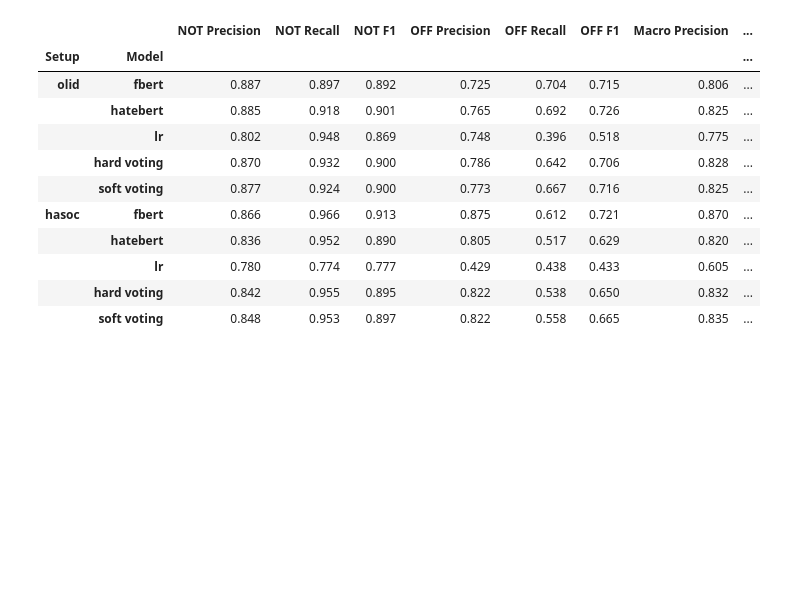
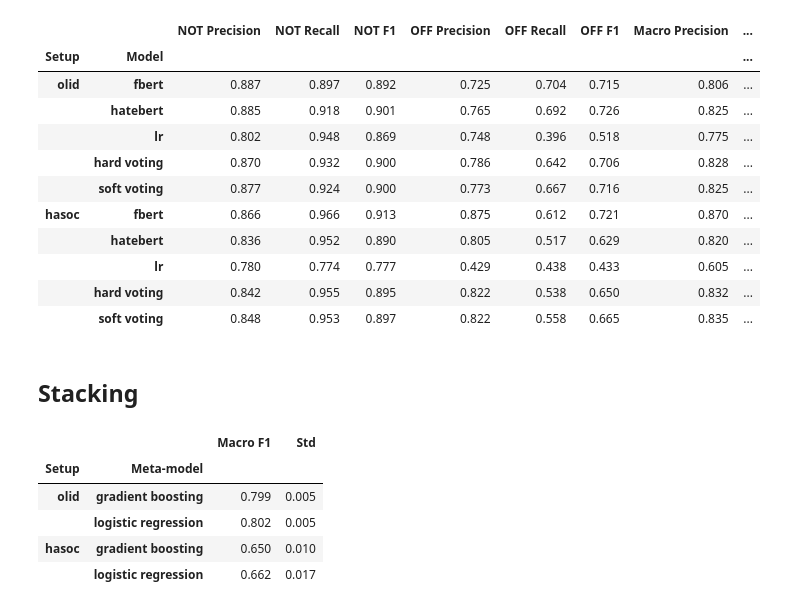
Before and after one commit to s4ddo/subjective-assignment-3, a Jupyter notebook: A5-code-group3.ipynb, the cells around one changed output. Saved outputs shown, nothing was run; the diff lists cells and outputs as text; code cells hidden in the pictures; blank space fills up the shorter version.

```diff
--- a/A5-code-group3.ipynb
+++ b/A5-code-group3.ipynb
@@ -583,3 +586,5 @@ results_table()
 |  | lr | 0.780 | 0.774 | 0.777 | 0.429 | 0.438 | 0.433 | 0.605 | ... |
 |  | hard voting | 0.842 | 0.955 | 0.895 | 0.822 | 0.538 | 0.650 | 0.832 | ... |
 |  | soft voting | 0.848 | 0.953 | 0.897 | 0.822 | 0.558 | 0.665 | 0.835 | ... |
+# %% [markdown]
+## Stacking
@@ -585,0 +608,27 @@ results_table()
+# %%
+META_MODELS = {
+    "gradient boosting": GradientBoostingClassifier(random_state=SEED),
+    "logistic regression": Pipeline([
+        ("scaler", StandardScaler()),
+        ("classifier", LogisticRegression(max_iter=1000, random_state=SEED))
+    ]),
+}
+
+rows = []
+for setup in TRAIN_SETS:
+    X = meta_inputs(oof, setup)
+    y = oof[("lr", setup)]["labels"]
+    folds = PredefinedSplit(oof[("lr", setup)]["fold"])
+    for name, meta_model in META_MODELS.items():
+        f1 = cross_val_score(meta_model, X, y, cv=folds, scoring="f1_macro")
+        rows.append({"Setup": setup, "Meta-model": name, "Macro F1": f1.mean(), "Std": f1.std()})
+
+meta_selection = pd.DataFrame(rows).set_index(["Setup", "Meta-model"])
+meta_selection.round(3)
+# %% [output]
+|  |  | Macro F1 | Std |
+| Setup | Meta-model |  |  |
+| olid | gradient boosting | 0.799 | 0.005 |
+|  | logistic regression | 0.802 | 0.005 |
+| hasoc | gradient boosting | 0.650 | 0.010 |
+|  | logistic regression | 0.662 | 0.017 |
```
Also changed, not shown: parts of 3 cells of this notebook.
